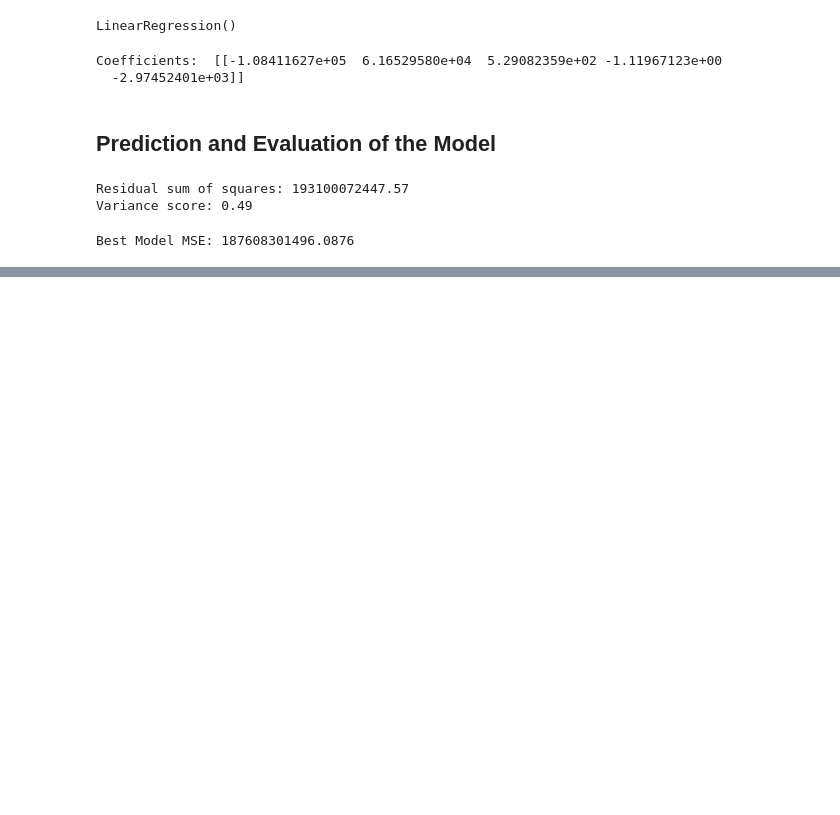
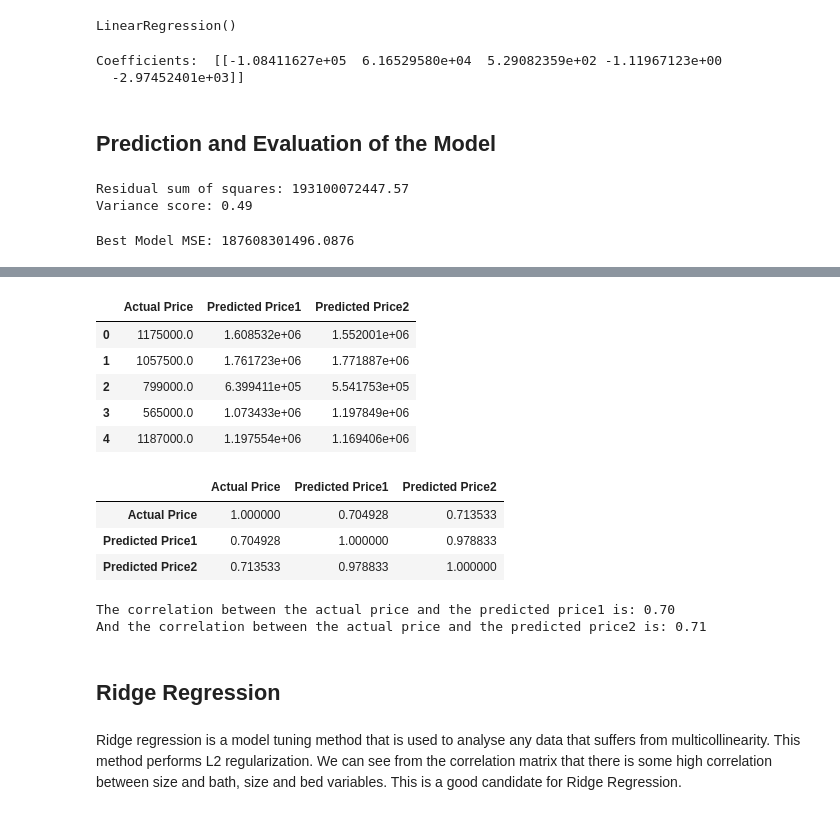
Before and after one commit to MedCoder001/Seattle_Home_Prices_Prediction, a Jupyter notebook: Seattle_Home_Prices_Prediction.ipynb, the cells around one changed output, grey strips where cells are left out. Cells and saved outputs as stored; diff of their text form; code cells hidden in the pictures; blank space fills up the shorter version.

```diff
--- a/Seattle_Home_Prices_Prediction.ipynb
+++ b/Seattle_Home_Prices_Prediction.ipynb
@@ -483,0 +484,27 @@ Name: price, dtype: float64
+# %%
+y_y_hat_y_pred = pd.concat([y_test_df, y_hat_df, y_pred_df], axis=1)
+y_y_hat_y_pred.head()
+# %% [output]
+|  | Actual Price | Predicted Price1 | Predicted Price2 |
+| 0 | 1175000.0 | 1.608532e+06 | 1.552001e+06 |
+| 1 | 1057500.0 | 1.761723e+06 | 1.771887e+06 |
+| 2 | 799000.0 | 6.399411e+05 | 5.541753e+05 |
+| 3 | 565000.0 | 1.073433e+06 | 1.197849e+06 |
+| 4 | 1187000.0 | 1.197554e+06 | 1.169406e+06 |
+# %%
+price_corr = y_y_hat_y_pred.corr()
+price_corr
+# %% [output]
+|  | Actual Price | Predicted Price1 | Predicted Price2 |
+| Actual Price | 1.000000 | 0.704928 | 0.713533 |
+| Predicted Price1 | 0.704928 | 1.000000 | 0.978833 |
+| Predicted Price2 | 0.713533 | 0.978833 | 1.000000 |
+# %%
+print('The correlation between the actual price and the predicted price1 is: %.2f' % price_corr.iloc[0, 1], '\n' 'And the correlation between the actual price and the predicted price2 is: %.2f' % price_corr.iloc[0, 2])
+# %% [output]
+The correlation between the actual price and the predicted price1 is: 0.70
+And the correlation between the actual price and the predicted price2 is: 0.71
+# %% [markdown]
+## Ridge Regression
+# %% [markdown]
+Ridge regression is a model tuning method that is used to analyse any data that suffers from multicollinearity. This method performs L2 regularization. We can see from the correlation matrix that there is some high correlation between size and bath, size and bed variables. This is a good candidate for Ridge Regression.
```
Also changed, not shown: parts of 12 cells of this notebook.
